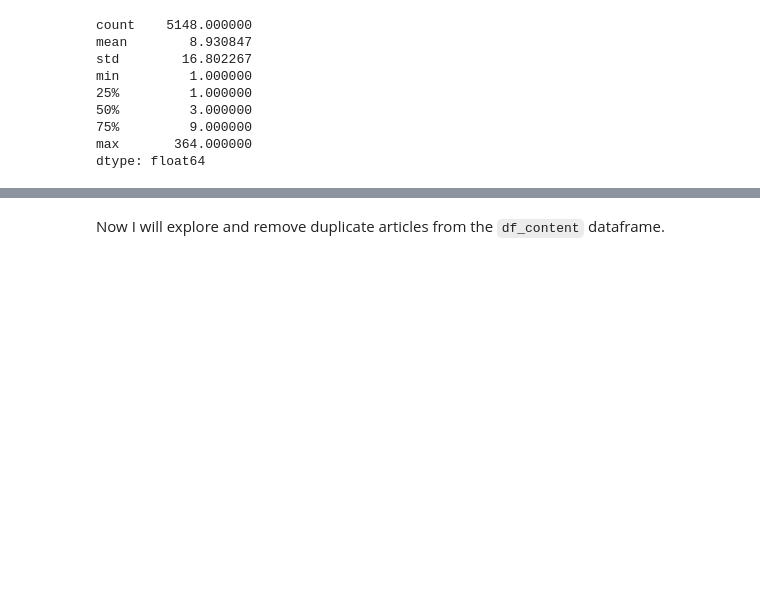
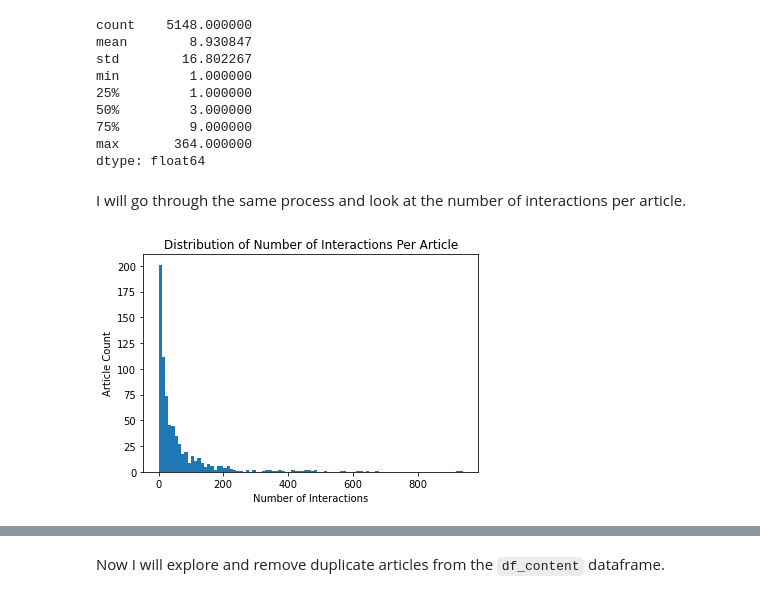
Before and after one commit to evanchen13/ibm-recommendations, a Jupyter notebook: Recommendations_with_IBM.ipynb, the cells around one changed output, grey strips where cells are left out. Cells and saved outputs as stored; diff of their text form; code cells hidden in the pictures; blank space fills up the shorter version.

Commit message:
feat: Add EDA for interactions per article

```diff
--- a/Recommendations_with_IBM.ipynb
+++ b/Recommendations_with_IBM.ipynb
@@ -127,3 +127,15 @@ dtype: float64
 median_val = interactions_per_user.median()
 # The maximum number of user-article interactions by any 1 user is 364
 max_views_by_user = interactions_per_user.max()
+# %% [markdown]
+I will go through the same process and look at the number of interactions per article.
+# %%
+interactions_per_article = df.groupby('article_id').size()
+bin_size = 10
+bins = np.arange(0, interactions_per_article.max()+bin_size, bin_size)
+plt.hist(interactions_per_article, bins=bins)
+plt.title('Distribution of Number of Interactions Per Article')
+plt.xlabel('Number of Interactions')
+plt.ylabel('Article Count');
+# %% [output]
+[figure, added]
```
Also changed, not shown: parts of 4 cells of this notebook.
